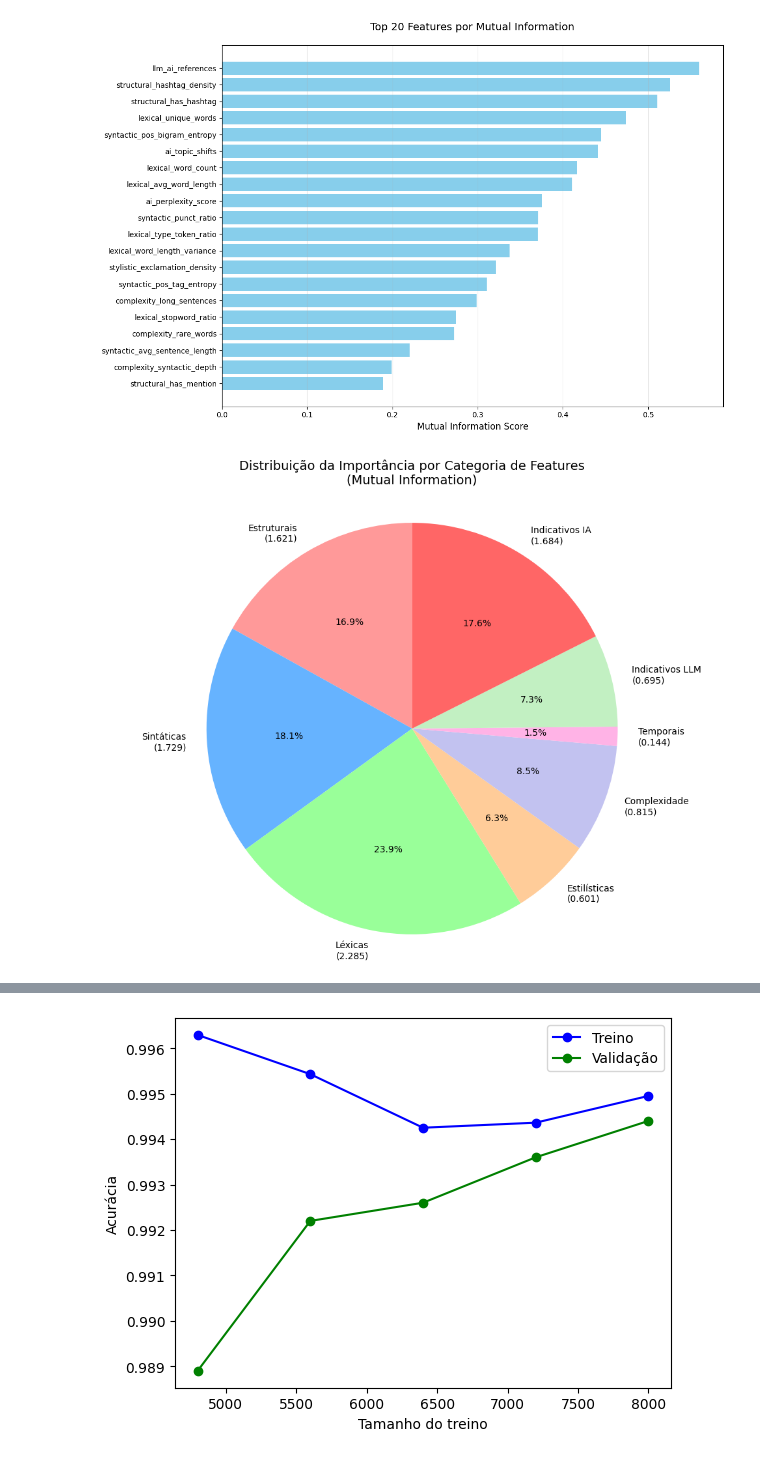
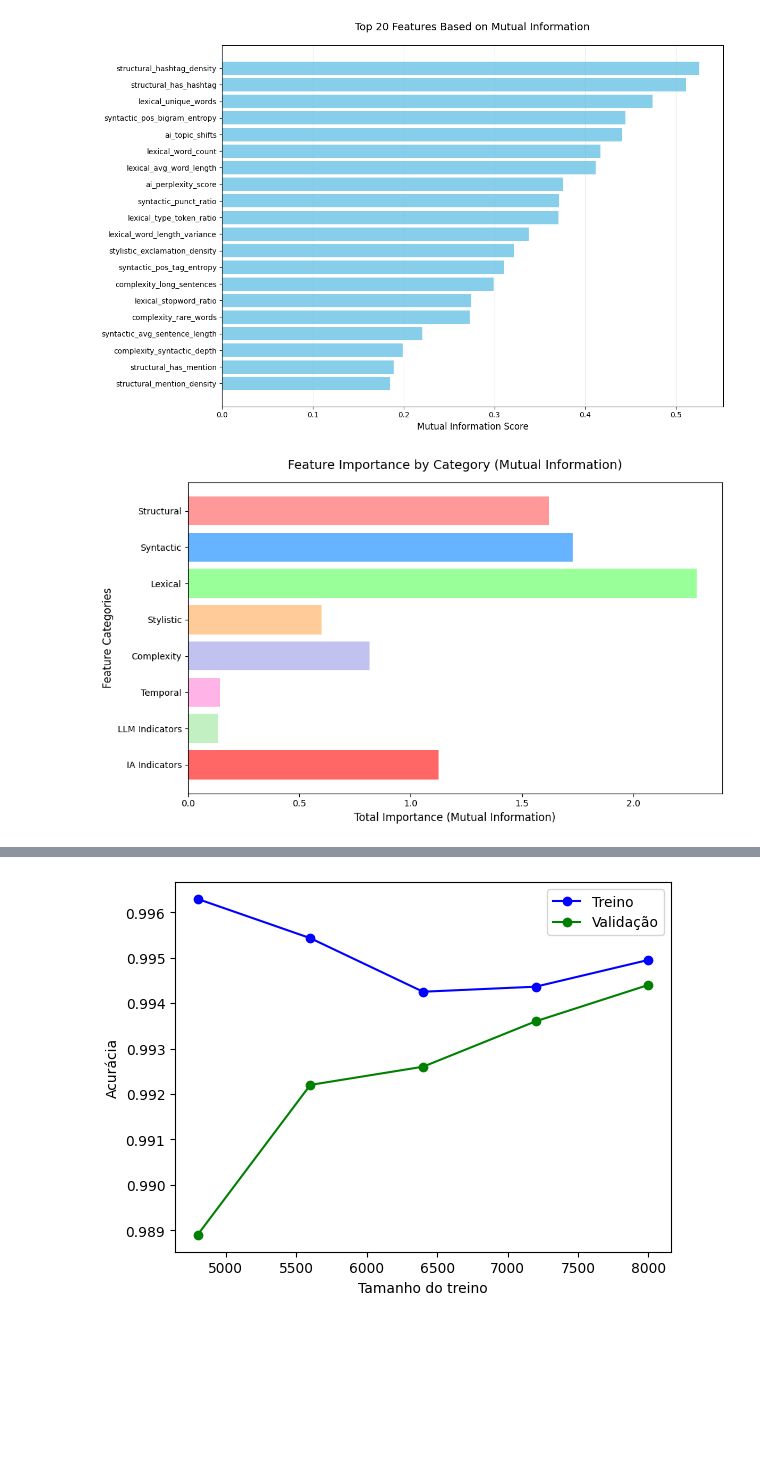
Before and after one commit to TKmmyuuki/Authorship-attribution, a Jupyter notebook: 3_classification_mistral.ipynb, the cells around one changed output, grey strips where cells are left out. Cells and saved outputs as stored; diff of their text form; code cells hidden in the pictures; blank space fills up the shorter version.

```diff
--- a/3_classification_mistral.ipynb
+++ b/3_classification_mistral.ipynb
@@ -553,24 +276,22 @@ Processando 4 chunks de 100 features cada...
 # %%
 top_features = pd.read_csv("/home/tammy.kojima/Authorship-attribution/df_pronto/top_features_mistral2.csv")
-top_features = top_features[~top_features['feature'].isin(['ai', 'intelligence', 'artificial intelligence', 'artificial', 'education', 'students'])]
 top20_features = top_features.head(20)
 # %%
 categories = {
-    'Estruturais': ['structural'],
-    'Sintáticas': ['syntactic'],
-    'Léxicas': ['lexical'],
-    'Estilísticas': ['stylistic'],
-    'Complexidade': ['complexity'],
-    'Temporais': ['temporal'],
-    'Indicativos LLM': ['llm', 'mistral'],
-    'Indicativos IA': ['ai']
+    'Structural': ['structural'],
+    'Syntactic': ['syntactic'],
+    'Lexical': ['lexical'],
+    'Stylistic': ['stylistic'],
+    'Complexity': ['complexity'],
+    'Temporal': ['temporal'],
+    'LLM Indicators': ['llm', 'mistral'],
+    'IA Indicators': ['ai']
 }
-
-plot_feature_20importance(top20_features)
-plot_feature_importance(top_features, top_n=20, categories=categories)
+sml.plot_feature_20importance(top20_features)
+sml.plot_feature_importance(top_features, top_n=20, categories=categories)
 # %% [output]
-[figure, old version]
+[figure, new version]
-[figure, old version]
+[figure, new version]
 # %%
 X = df[top20_features['feature'].tolist()]
 y = df['origin']
```
Also changed, not shown: parts of 20 cells of this notebook, 7 other files.
